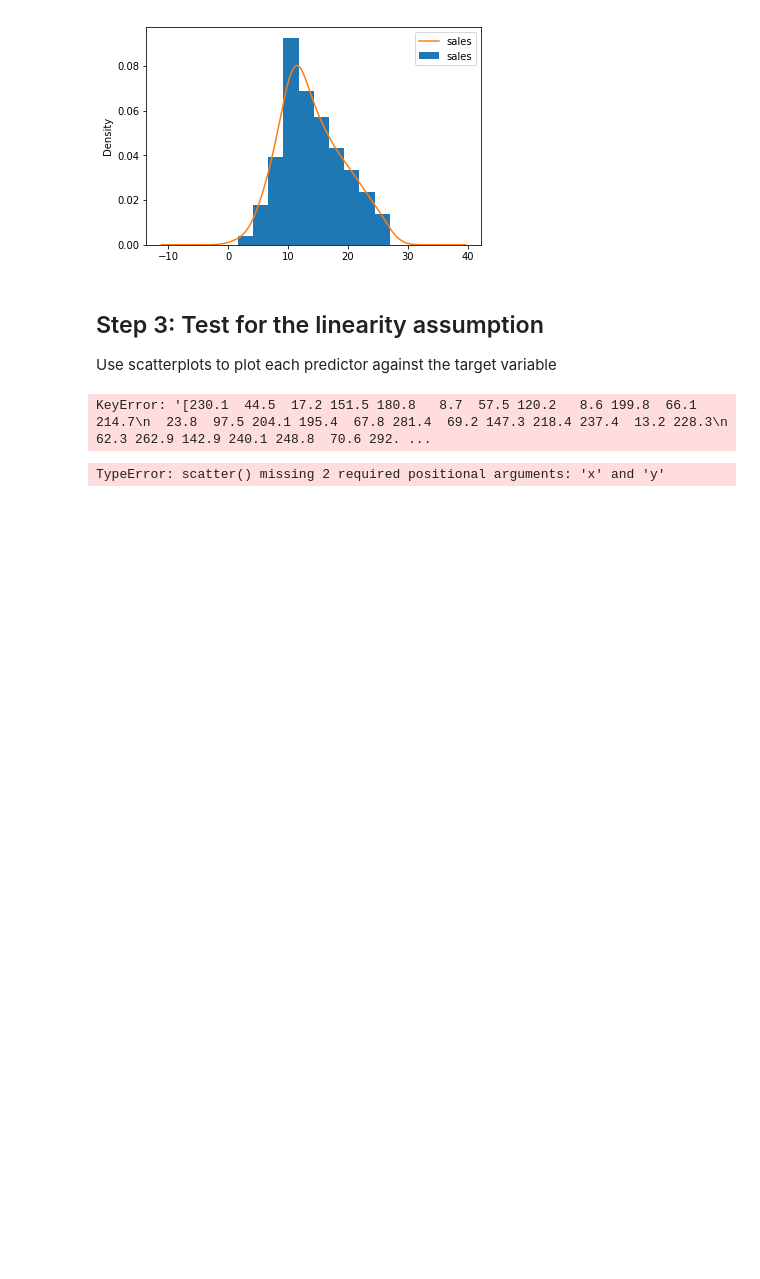
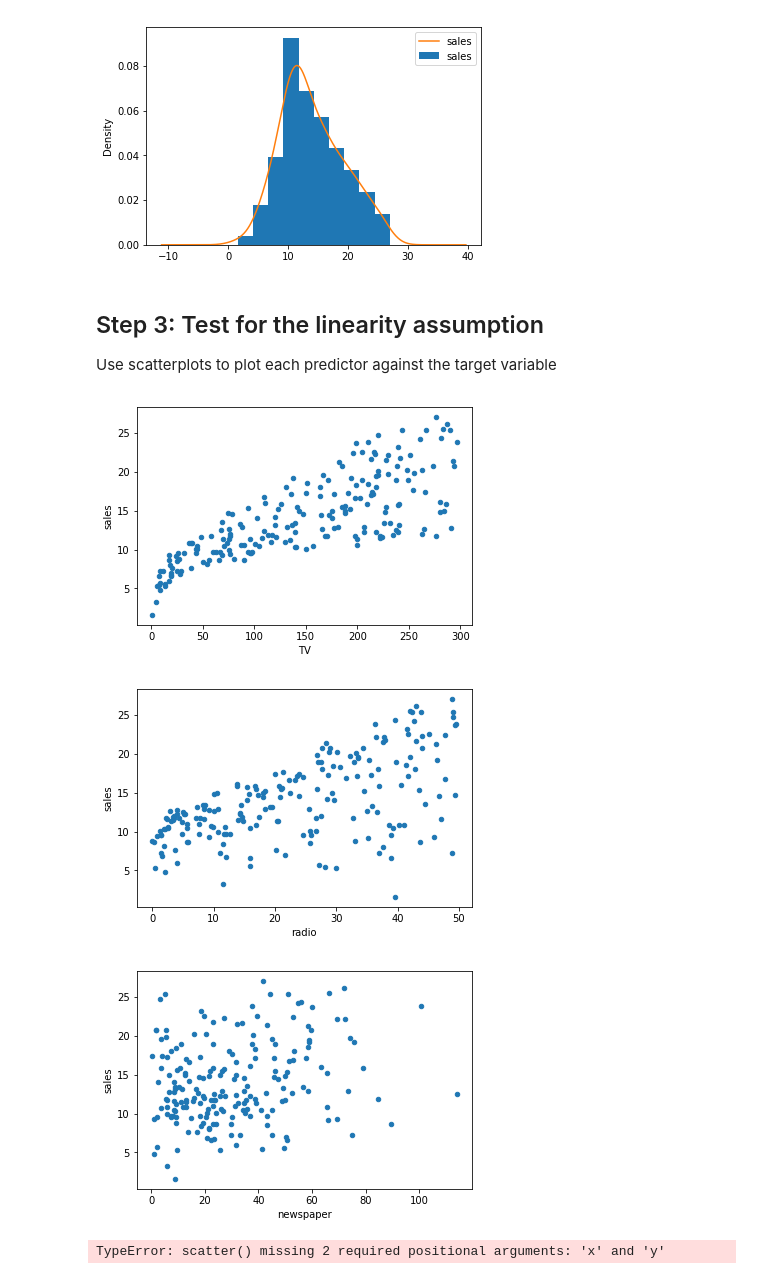
Before and after one commit to joelsandler/dsc-enterprise-hsbc-ols-statsmodels-lab-hsbc-ds-081319, a Jupyter notebook: index.ipynb, the cells around one changed output. Cells and saved outputs as stored; diff of their text form; code cells hidden in the pictures; blank space fills up the shorter version.

```diff
--- a/index.ipynb
+++ b/index.ipynb
@@ -84,10 +84,12 @@ Use scatterplots to plot each predictor against the target variable
 # %%
 # visualize the relationship between the preditors and the target using scatterplots
 for columns in df:
     if columns != "sales":
-        df.plot.scatter(columns], df["sales"])
+        df.plot.scatter(columns, "sales")
 # %% [output]
-KeyError: '[230.1  44.5  17.2 151.5 180.8   8.7  57.5 120.2   8.6 199.8  66.1 214.7\n  23.8  97.5 204.1 195.4  67.8 281.4  69.2 147.3 218.4 237.4  13.2 228.3\n  62.3 262.9 142.9 240.1 248.8  70.6 292. ...
+[figure, added]
+[figure, added]
+[figure, added]
 # %%
 for i in range(3):
     df.plot.scatter()
```
